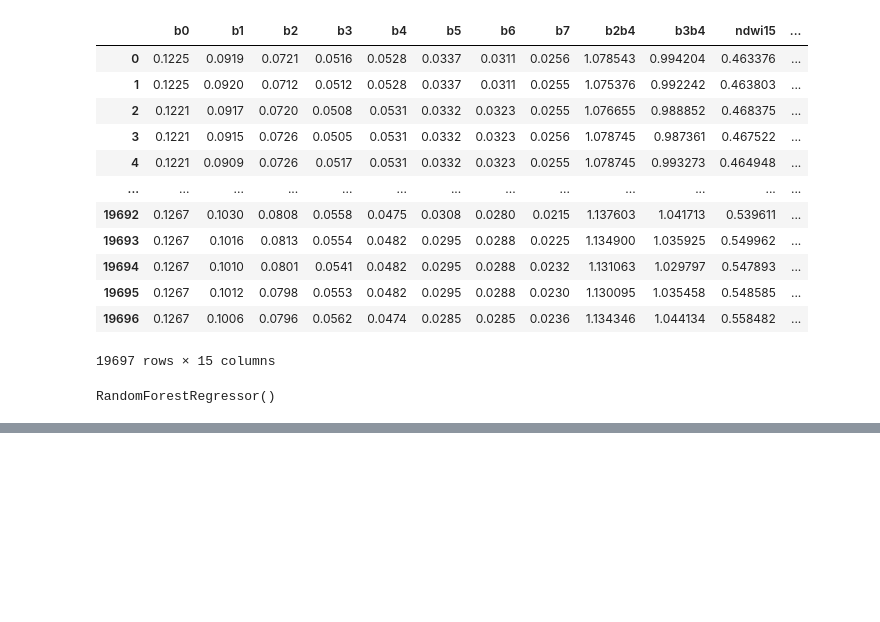
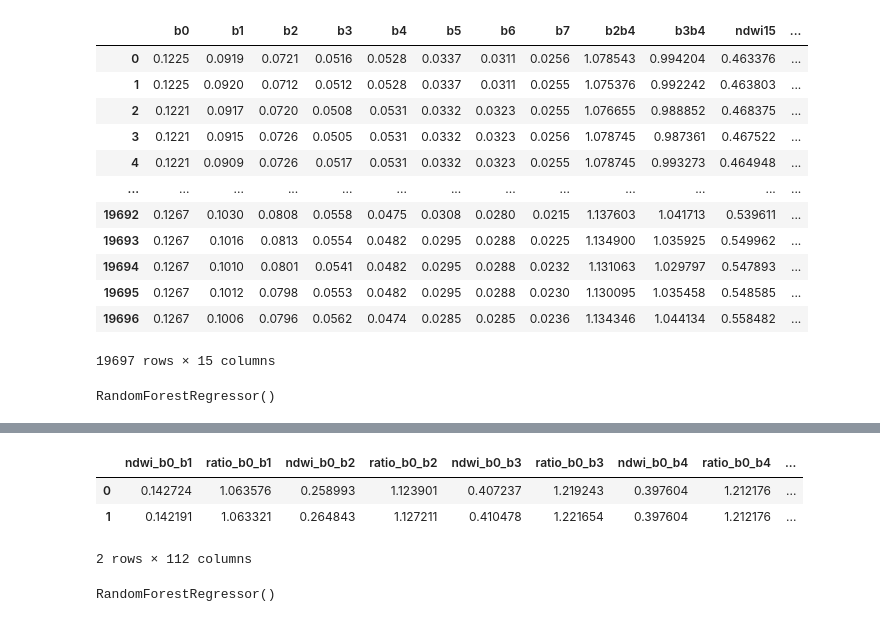
Before and after one commit to Ocean-Technologies/satellite_bathymetry, a Jupyter notebook: notebooks/new_data_feature_engineering.ipynb, the cells around one changed output, grey strips where cells are left out. Cells and saved outputs as stored; diff of their text form; code cells hidden in the pictures; blank space fills up the shorter version.

```diff
--- a/notebooks/new_data_feature_engineering.ipynb
+++ b/notebooks/new_data_feature_engineering.ipynb
@@ -128,0 +131,18 @@ Split 9 -- Score: 0.8708223685112924
+# %%
+only_bands = df[['b0', 'b1', 'b2', 'b3', 'b4', 'b5', 'b6', 'b7']]
+all_bands_combs = [e for e in combinations(only_bands.columns, 2)]
+all_bands_combs = all_bands_combs + [e[::-1] for e in all_bands_combs]
+# %%
+def create_new_data(all_bands_combs, df):
+    new_data = dict()
+
+    for b1, b2 in all_bands_combs:
+        ndwi_list = df[[b1, b2]].apply(lambda x: pixel_ndwi(x[b1], x[b2]), axis=1)
+        logs_list = df[[b1, b2]].apply(lambda x: pixel_log_ratio(x[b1], x[b2]), axis=1)
+
+        new_data[f'ndwi_{b1}_{b2}'] = ndwi_list
+        new_data[f'ratio_{b1}_{b2}'] = logs_list
+
+    return new_data
+# %%
+new_data = create_new_data(all_bands_combs, df)
@@ -128,0 +151,7 @@ Split 9 -- Score: 0.8708223685112924
+# %%
+new_data_df.head(2)
+# %% [output]
+|  | ndwi_b0_b1 | ratio_b0_b1 | ndwi_b0_b2 | ratio_b0_b2 | ndwi_b0_b3 | ratio_b0_b3 | ndwi_b0_b4 | ratio_b0_b4 | ... |
+| 0 | 0.142724 | 1.063576 | 0.258993 | 1.123901 | 0.407237 | 1.219243 | 0.397604 | 1.212176 | ... |
+| 1 | 0.142191 | 1.063321 | 0.264843 | 1.127211 | 0.410478 | 1.221654 | 0.397604 | 1.212176 | ... |
+2 rows × 112 columns
@@ -128,0 +164,8 @@ Split 9 -- Score: 0.8708223685112924
+# %%
+lgbm = LGBMRegressor()
+lgbm.fit(X_train, y_train)
+
+rf = RandomForestRegressor()
+rf.fit(X_train, y_train)
+# %% [output]
+RandomForestRegressor()
```
Also changed, not shown: parts of 12 cells of this notebook, 2 other files.
